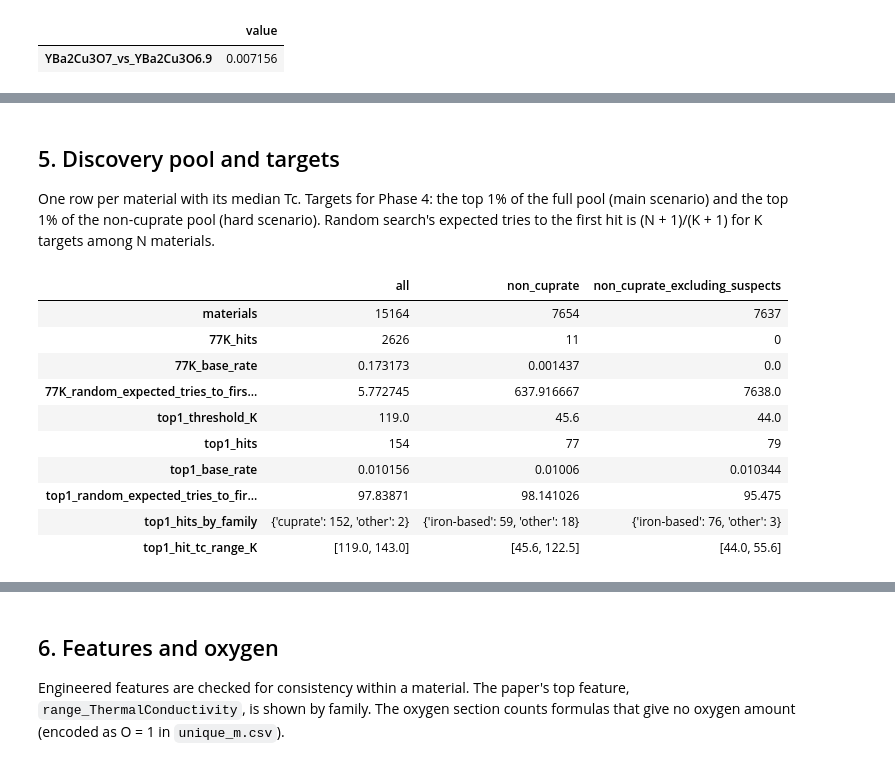
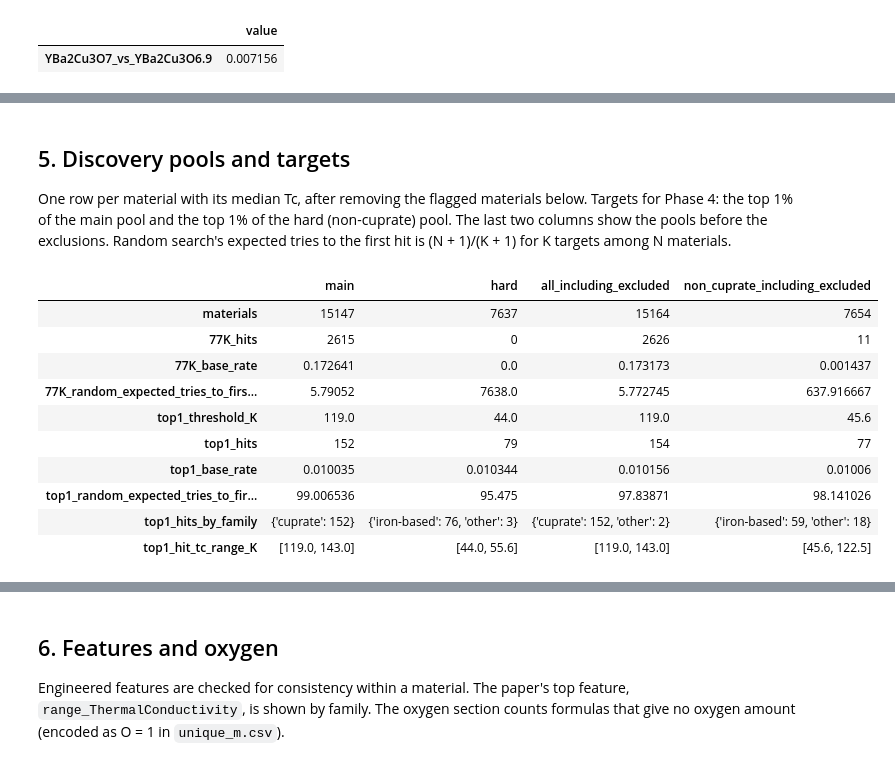
Before and after one commit to qeremeren/Superconductivity-Data-Analysis, a Jupyter notebook: notebooks/01_eda.ipynb, the cells around one changed output, grey strips where cells are left out. Drawn from its saved outputs; the diff is of its cells as text; code cells hidden in the pictures.

```diff
--- a/notebooks/01_eda.ipynb
+++ b/notebooks/01_eda.ipynb
@@ -144,29 +145,30 @@ display(Image(FIG / "nn_distance_ecdf.png"))
 # %% [markdown]
-## 5. Discovery pool and targets
+## 5. Discovery pools and targets
 
-One row per material with its median Tc. Targets for Phase 4: the top 1% of the full pool
-(main scenario) and the top 1% of the non-cuprate pool (hard scenario). Random search's
-expected tries to the first hit is (N + 1)/(K + 1) for K targets among N materials.
+One row per material with its median Tc, after removing the flagged materials below. Targets
+for Phase 4: the top 1% of the main pool and the top 1% of the hard (non-cuprate) pool. The
+last two columns show the pools before the exclusions. Random search's expected tries to the
+first hit is (N + 1)/(K + 1) for K targets among N materials.
 # %%
 rows = {}
-for pool in ("all", "non_cuprate", "non_cuprate_excluding_suspects"):
+for pool in ("main", "hard", "all_including_excluded", "non_cuprate_including_excluded"):
     p = S["discovery_pool"][pool]
     rows[pool] = {"materials": p["materials"],
                   **{f"77K_{k}": v for k, v in p["above_77K"].items()},
                   **{f"top1_{k}": v for k, v in p["top_1pct"].items()}}
 pd.DataFrame(rows)
 # %% [output]
-|  | all | non_cuprate | non_cuprate_excluding_suspects |
-| materials | 15164 | 7654 | 7637 |
-| 77K_hits | 2626 | 11 | 0 |
-| 77K_base_rate | 0.173173 | 0.001437 | 0.0 |
-| 77K_random_expected_tries_to_firs... | 5.772745 | 637.916667 | 7638.0 |
-| top1_threshold_K | 119.0 | 45.6 | 44.0 |
-| top1_hits | 154 | 77 | 79 |
-| top1_base_rate | 0.010156 | 0.01006 | 0.010344 |
-| top1_random_expected_tries_to_fir... | 97.83871 | 98.141026 | 95.475 |
-| top1_hits_by_family | {'cuprate': 152, 'other': 2} | {'iron-based': 59, 'other': 18} | {'iron-based': 76, 'other': 3} |
-| top1_hit_tc_range_K | [119.0, 143.0] | [45.6, 122.5] | [44.0, 55.6] |
+|  | main | hard | all_including_excluded | non_cuprate_including_excluded |
+| materials | 15147 | 7637 | 15164 | 7654 |
+| 77K_hits | 2615 | 0 | 2626 | 11 |
+| 77K_base_rate | 0.172641 | 0.0 | 0.173173 | 0.001437 |
+| 77K_random_expected_tries_to_firs... | 5.79052 | 7638.0 | 5.772745 | 637.916667 |
+| top1_threshold_K | 119.0 | 44.0 | 119.0 | 45.6 |
+| top1_hits | 152 | 79 | 154 | 77 |
+| top1_base_rate | 0.010035 | 0.010344 | 0.010156 | 0.01006 |
+| top1_random_expected_tries_to_fir... | 99.006536 | 95.475 | 97.83871 | 98.141026 |
+| top1_hits_by_family | {'cuprate': 152} | {'iron-based': 76, 'other': 3} | {'cuprate': 152, 'other': 2} | {'iron-based': 59, 'other': 18} |
+| top1_hit_tc_range_K | [119.0, 143.0] | [44.0, 55.6] | [119.0, 143.0] | [45.6, 122.5] |
 # %%
 display(Image(FIG / "discovery_pool.png"))
 # %% [output]
```
Also changed, not shown: parts of 7 cells of this notebook, 10 other files.
